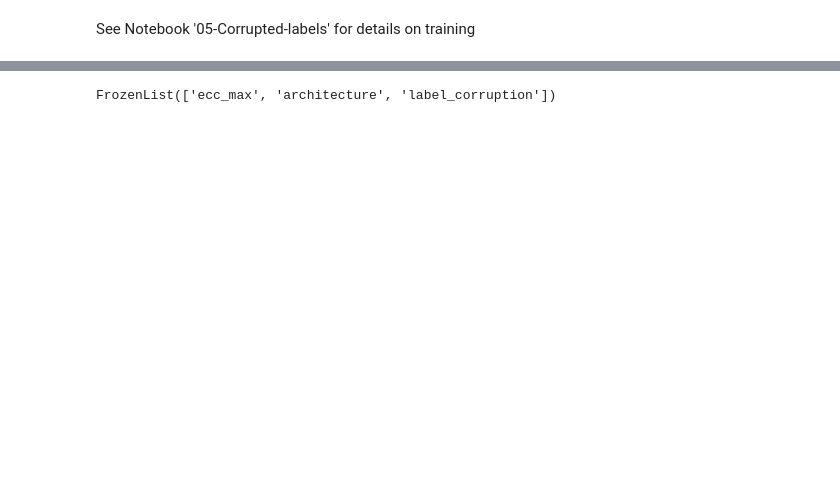
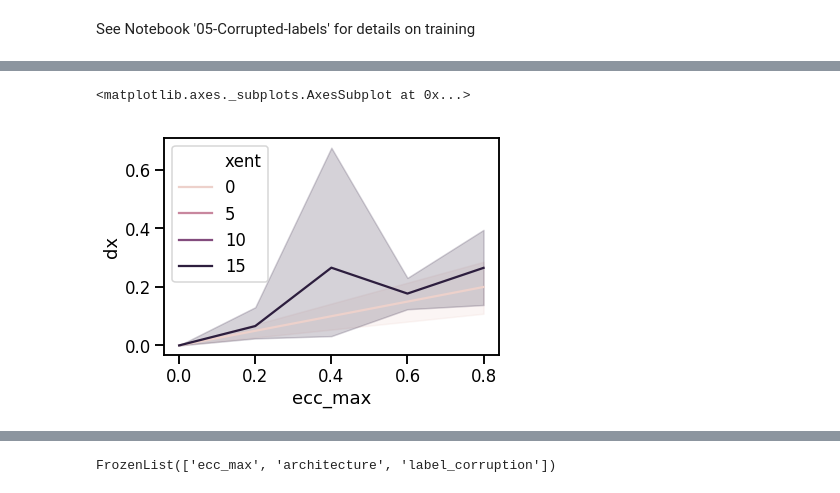
Before and after one commit to elijahc/vae, a Jupyter notebook: notebooks/corrupted_labels_3x_z_5.ipynb, the cells around one changed output, grey strips where cells are left out. Saved outputs shown, nothing was run; the diff lists cells and outputs as text; code cells hidden in the pictures; blank space fills up the shorter version.

```diff
--- a/notebooks/corrupted_labels_3x_z_5.ipynb
+++ b/notebooks/corrupted_labels_3x_z_5.ipynb
@@ -131,0 +187,4 @@ model_specs = [load_model_spec(rd) for rd in runs]
+# %%
+print('loading z_I')
+z_I = [load_I(rd,'z_enc.npy',conf) for rd,conf in zip(runs,configs)]
+z_I_df = pd.concat(z_I)
@@ -131,0 +222,5 @@ model_specs = [load_model_spec(rd) for rd in runs]
+# %%
+sns.lineplot(x='ecc_max',y='dx',hue='xent',data=z_I_df.query('recon == 25 & label_corruption == 0.0'))
+# %% [output]
+<matplotlib.axes._subplots.AxesSubplot at 0x...>
+[figure, added]
```
Also changed, not shown: parts of 28 cells of this notebook, 2 other files.
